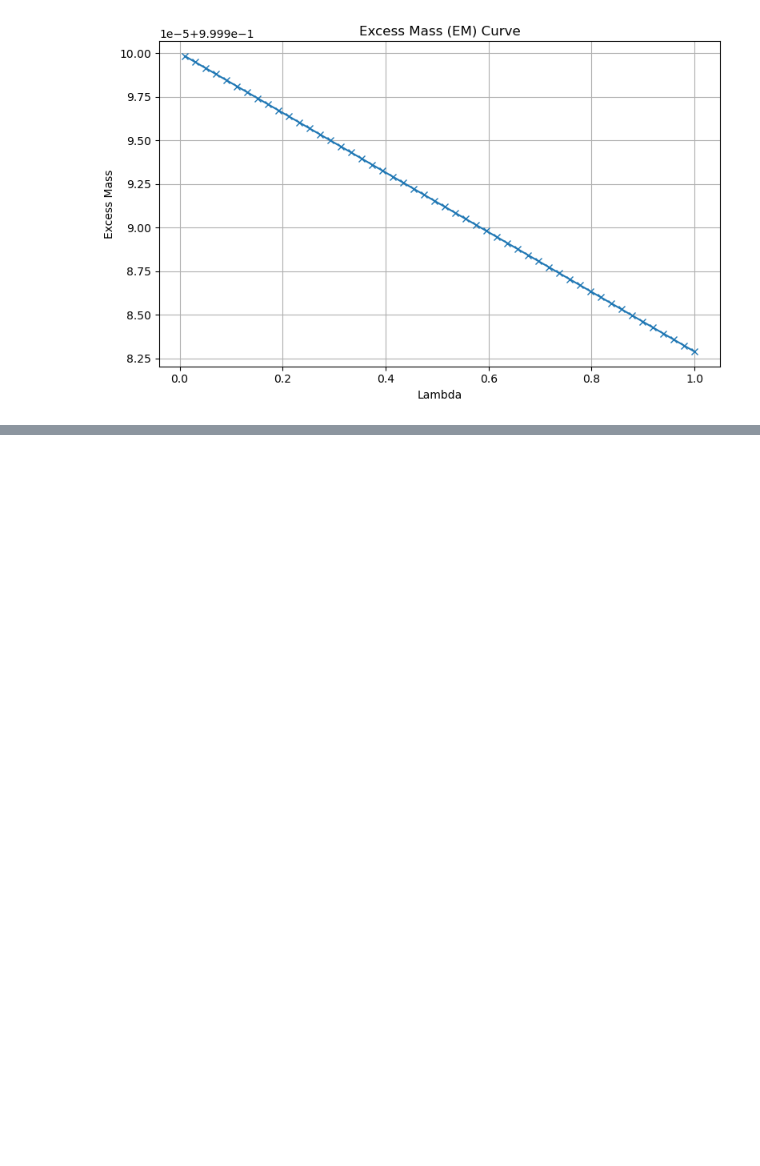
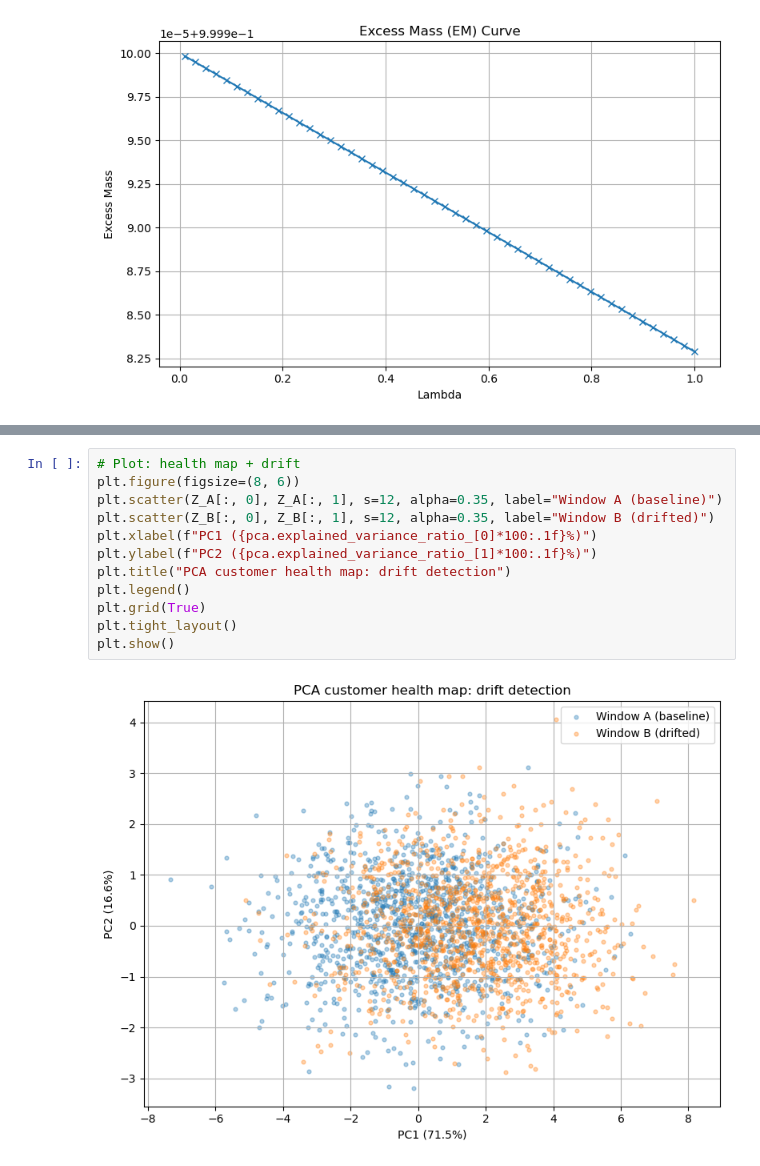
Before and after one commit to PacktPublishing/Python-Data-Analysis-4E, a Jupyter notebook: Chapter10/10_unsupervised_learning.ipynb, the cells around one changed output, grey strips where cells are left out. Drawn from its saved outputs; the diff is of its cells as text; blank space fills up the shorter version.

```diff
--- a/Chapter10/10_unsupervised_learning.ipynb
+++ b/Chapter10/10_unsupervised_learning.ipynb
@@ -499,0 +620,14 @@ plt.show()
+# %%
+# Plot: health map + drift
+plt.figure(figsize=(8, 6))
+plt.scatter(Z_A[:, 0], Z_A[:, 1], s=12, alpha=0.35, label="Window A (baseline)")
+plt.scatter(Z_B[:, 0], Z_B[:, 1], s=12, alpha=0.35, label="Window B (drifted)")
+plt.xlabel(f"PC1 ({pca.explained_variance_ratio_[0]*100:.1f}%)")
+plt.ylabel(f"PC2 ({pca.explained_variance_ratio_[1]*100:.1f}%)")
+plt.title("PCA customer health map: drift detection")
+plt.legend()
+plt.grid(True)
+plt.tight_layout()
+plt.show()
+# %% [output]
+[figure, added]
```
Also changed, not shown: parts of 11 cells of this notebook.
